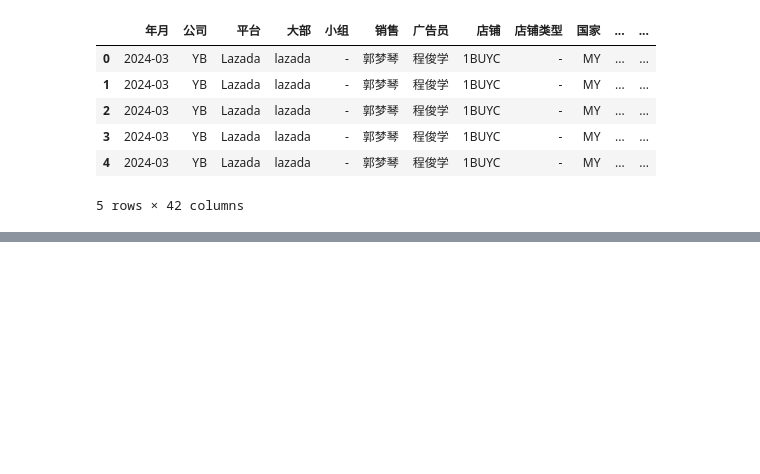
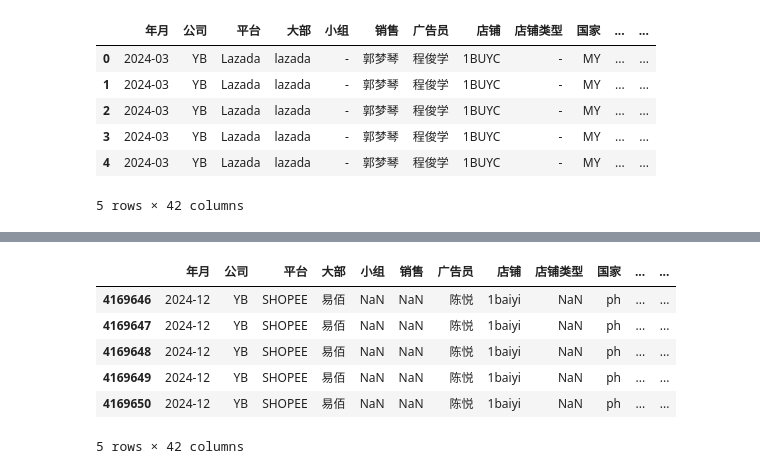
Before and after one commit to closerc/closerc, a Jupyter notebook: Jupyter/rouph_draft.ipynb, the cells around one changed output, grey strips where cells are left out. Saved outputs shown, nothing was run; the diff lists cells and outputs as text; code cells hidden in the pictures; blank space fills up the shorter version.

```diff
--- a/Jupyter/rouph_draft.ipynb
+++ b/Jupyter/rouph_draft.ipynb
@@ -249,0 +257,12 @@ df.to_csv(
+# %%
+df1[
+    (df1["年月"] == "2024-12") & (df1["平台"] == "SHOPEE") & (df1["公司"] == "YB")
+].head()
+# %% [output]
+|  | 年月 | 公司 | 平台 | 大部 | 小组 | 销售 | 广告员 | 店铺 | 店铺类型 | 国家 | ... | ... |
+| 4169646 | 2024-12 | YB | SHOPEE | 易佰 | NaN | NaN | 陈悦 | 1baiyi | NaN | ph | ... | ... |
+| 4169647 | 2024-12 | YB | SHOPEE | 易佰 | NaN | NaN | 陈悦 | 1baiyi | NaN | ph | ... | ... |
+| 4169648 | 2024-12 | YB | SHOPEE | 易佰 | NaN | NaN | 陈悦 | 1baiyi | NaN | ph | ... | ... |
+| 4169649 | 2024-12 | YB | SHOPEE | 易佰 | NaN | NaN | 陈悦 | 1baiyi | NaN | ph | ... | ... |
+| 4169650 | 2024-12 | YB | SHOPEE | 易佰 | NaN | NaN | 陈悦 | 1baiyi | NaN | ph | ... | ... |
+5 rows × 42 columns
```
Also changed, not shown: parts of 13 cells of this notebook.
